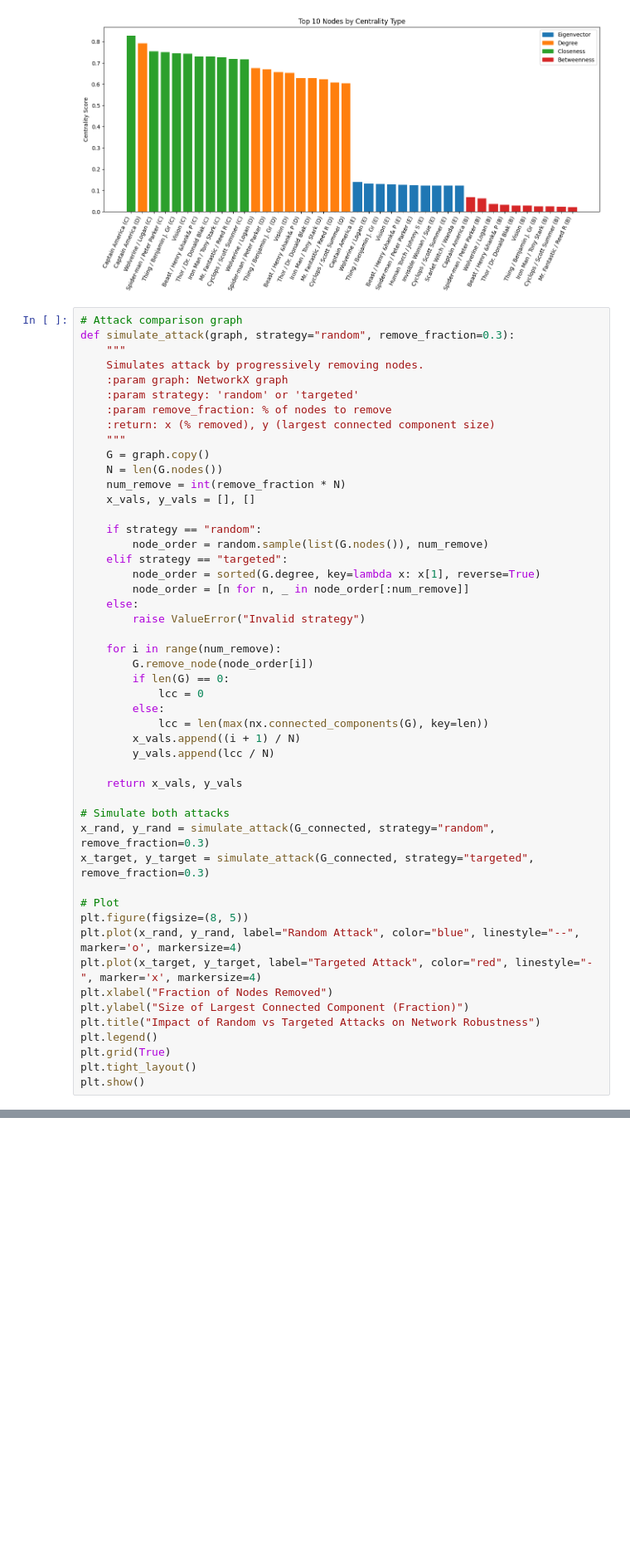
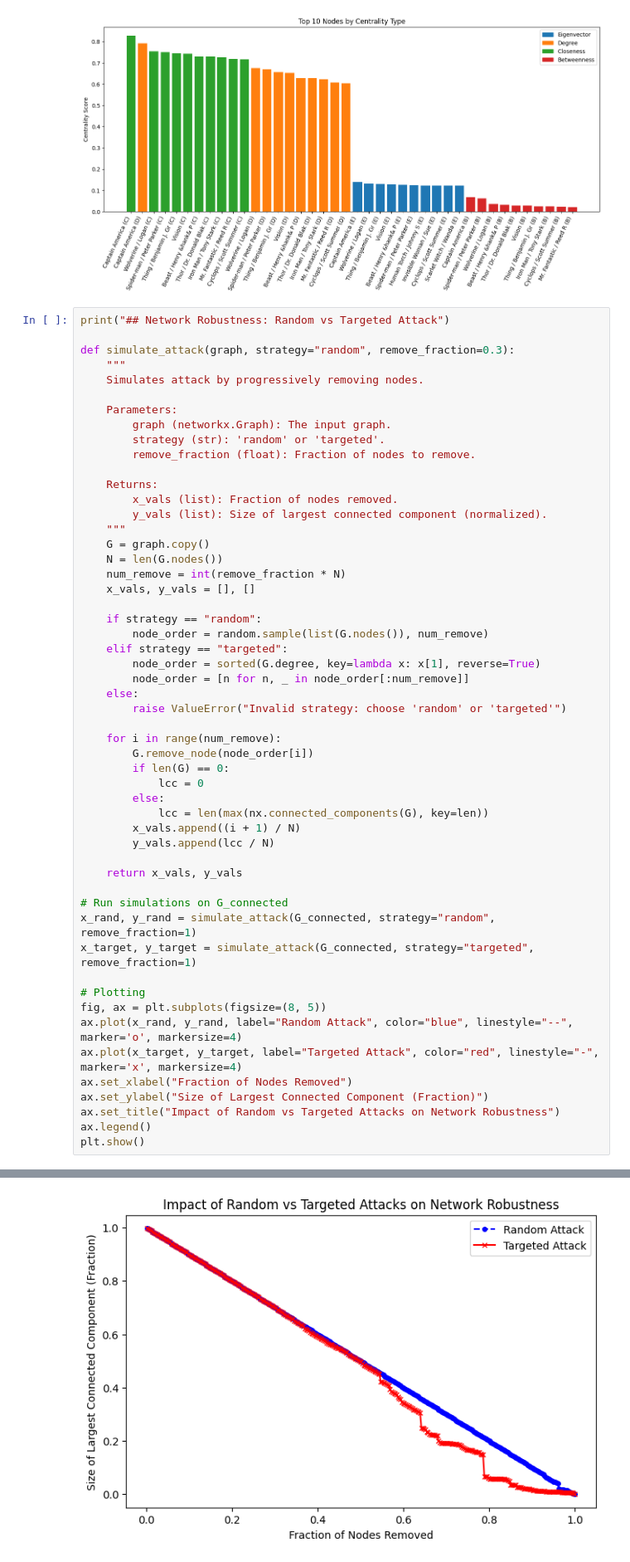
Before and after one commit to ItaloNardy/NetworkAnalysis_U3, a Jupyter notebook: ProjU3.ipynb, the cells around one changed output, grey strips where cells are left out. Shown at 83% size. Saved outputs shown, nothing was run; the diff lists cells and outputs as text; blank space fills up the shorter version.

```diff
--- a/ProjU3.ipynb
+++ b/ProjU3.ipynb
@@ -243,14 +241,20 @@ plt.show()
 # %% [output]
 [figure]
 # %%
-# Attack comparison graph
+print("## Network Robustness: Random vs Targeted Attack")
+
 def simulate_attack(graph, strategy="random", remove_fraction=0.3):
     """
     Simulates attack by progressively removing nodes.
-    :param graph: NetworkX graph
-    :param strategy: 'random' or 'targeted'
-    :param remove_fraction: % of nodes to remove
-    :return: x (% removed), y (largest connected component size)
+
+    Parameters:
+        graph (networkx.Graph): The input graph.
+        strategy (str): 'random' or 'targeted'.
+        remove_fraction (float): Fraction of nodes to remove.
+
+    Returns:
+        x_vals (list): Fraction of nodes removed.
+        y_vals (list): Size of largest connected component (normalized).
     """
     G = graph.copy()
     N = len(G.nodes())
@@ -263,7 +267,7 @@ def simulate_attack(graph, strategy="random", remove_fraction=0.3):
         node_order = sorted(G.degree, key=lambda x: x[1], reverse=True)
         node_order = [n for n, _ in node_order[:num_remove]]
     else:
-        raise ValueError("Invalid strategy")
+        raise ValueError("Invalid strategy: choose 'random' or 'targeted'")
 
     for i in range(num_remove):
         G.remove_node(node_order[i])
@@ -276,18 +280,17 @@ def simulate_attack(graph, strategy="random", remove_fraction=0.3):
 
     return x_vals, y_vals
 
-# Simulate both attacks
-x_rand, y_rand = simulate_attack(G_connected, strategy="random", remove_fraction=0.3)
-x_target, y_target = simulate_attack(G_connected, strategy="targeted", remove_fraction=0.3)
+# Run simulations on G_connected
+x_rand, y_rand = simulate_attack(G_connected, strategy="random", remove_fraction=1)
+x_target, y_target = simulate_attack(G_connected, strategy="targeted", remove_fraction=1)
 
-# Plot
-plt.figure(figsize=(8, 5))
-plt.plot(x_rand, y_rand, label="Random Attack", color="blue", linestyle="--", marker='o', markersize=4)
-plt.plot(x_target, y_target, label="Targeted Attack", color="red", linestyle="-", marker='x', markersize=4)
-plt.xlabel("Fraction of Nodes Removed")
-plt.ylabel("Size of Largest Connected Component (Fraction)")
-plt.title("Impact of Random vs Targeted Attacks on Network Robustness")
-plt.legend()
-plt.grid(True)
-plt.tight_layout()
+# Plotting
+fig, ax = plt.subplots(figsize=(8, 5))
+ax.plot(x_rand, y_rand, label="Random Attack", color="blue", linestyle="--", marker='o', markersize=4)
+ax.plot(x_target, y_target, label="Targeted Attack", color="red", linestyle="-", marker='x', markersize=4)
+ax.set_xlabel("Fraction of Nodes Removed")
+ax.set_ylabel("Size of Largest Connected Component (Fraction)")
+ax.set_title("Impact of Random vs Targeted Attacks on Network Robustness")
+ax.legend()
 plt.show()
+# %% [output]
@@ -293,0 +298 @@ plt.show()
+[figure, added]
```
Also changed, not shown: parts of 3 cells of this notebook.
